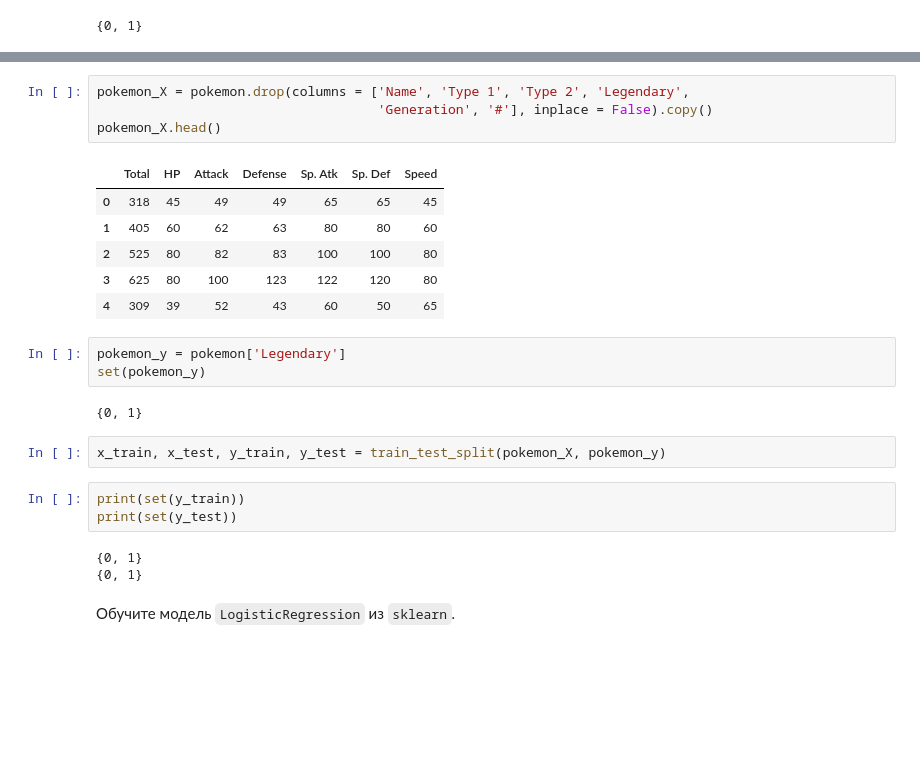
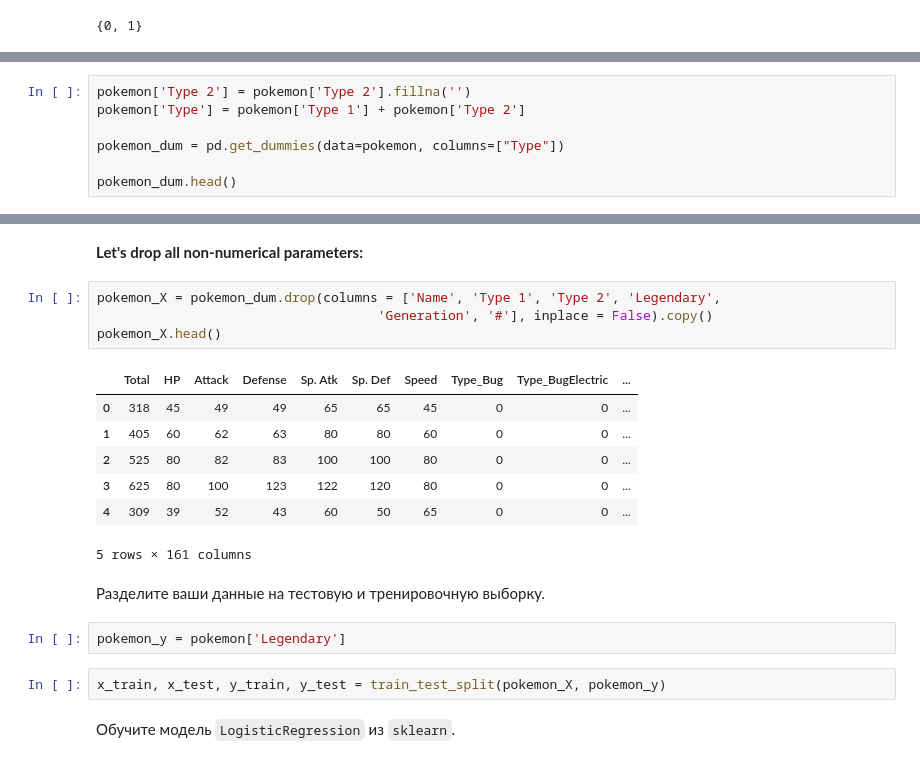
Before and after one commit to Tatiana-kik/BI_ML_2021, a Jupyter notebook: lesson_2_linmodels_GD/homework/Linear_models.ipynb, the cells around one changed output, grey strips where cells are left out. Saved outputs shown, nothing was run; the diff lists cells and outputs as text; blank space fills up the shorter version.

```diff
--- a/lesson_2_linmodels_GD/homework/Linear_models.ipynb
+++ b/lesson_2_linmodels_GD/homework/Linear_models.ipynb
@@ -830,0 +845,7 @@ set(pokemon['Legendary'])
+# %%
+pokemon['Type 2'] = pokemon['Type 2'].fillna('')
+pokemon['Type'] = pokemon['Type 1'] + pokemon['Type 2']
+
+pokemon_dum = pd.get_dummies(data=pokemon, columns=["Type"])
+
+pokemon_dum.head()
@@ -831,27 +886,23 @@ set(pokemon['Legendary'])
+# %% [markdown]
+**Let's drop all non-numerical parameters:**
 # %%
-pokemon_X = pokemon.drop(columns = ['Name', 'Type 1', 'Type 2', 'Legendary',
+pokemon_X = pokemon_dum.drop(columns = ['Name', 'Type 1', 'Type 2', 'Legendary',
                                     'Generation', '#'], inplace = False).copy()
 pokemon_X.head()
 # %% [output]
-|  | Total | HP | Attack | Defense | Sp. Atk | Sp. Def | Speed |
-| 0 | 318 | 45 | 49 | 49 | 65 | 65 | 45 |
-| 1 | 405 | 60 | 62 | 63 | 80 | 80 | 60 |
-| 2 | 525 | 80 | 82 | 83 | 100 | 100 | 80 |
-| 3 | 625 | 80 | 100 | 123 | 122 | 120 | 80 |
-| 4 | 309 | 39 | 52 | 43 | 60 | 50 | 65 |
+|  | Total | HP | Attack | Defense | Sp. Atk | Sp. Def | Speed | Type_Bug | Type_BugElectric | ... |
+| 0 | 318 | 45 | 49 | 49 | 65 | 65 | 45 | 0 | 0 | ... |
+| 1 | 405 | 60 | 62 | 63 | 80 | 80 | 60 | 0 | 0 | ... |
+| 2 | 525 | 80 | 82 | 83 | 100 | 100 | 80 | 0 | 0 | ... |
+| 3 | 625 | 80 | 100 | 123 | 122 | 120 | 80 | 0 | 0 | ... |
+| 4 | 309 | 39 | 52 | 43 | 60 | 50 | 65 | 0 | 0 | ... |
+5 rows × 161 columns
+# %% [markdown]
+Разделите ваши данные на тестовую и тренировочную выборку.
 # %%
 pokemon_y = pokemon['Legendary']
-set(pokemon_y)
-# %% [output]
-{0, 1}
 # %%
 x_train, x_test, y_train, y_test = train_test_split(pokemon_X, pokemon_y)
-# %%
-print(set(y_train))
-print(set(y_test))
-# %% [output]
-{0, 1}
-{0, 1}
 # %% [markdown]
 Обучите модель `LogisticRegression` из `sklearn`.
 # %%
```
Also changed, not shown: parts of 52 cells of this notebook.
